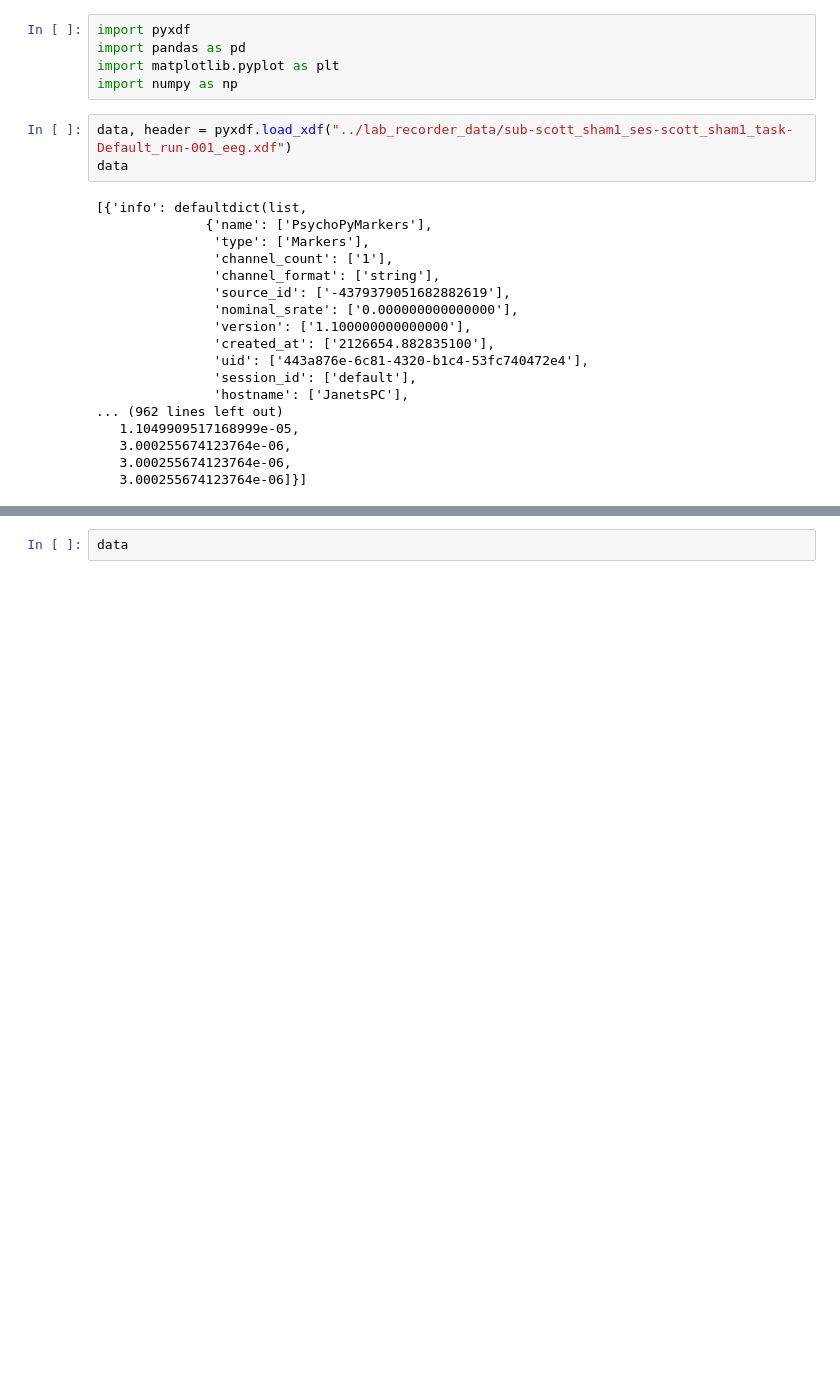
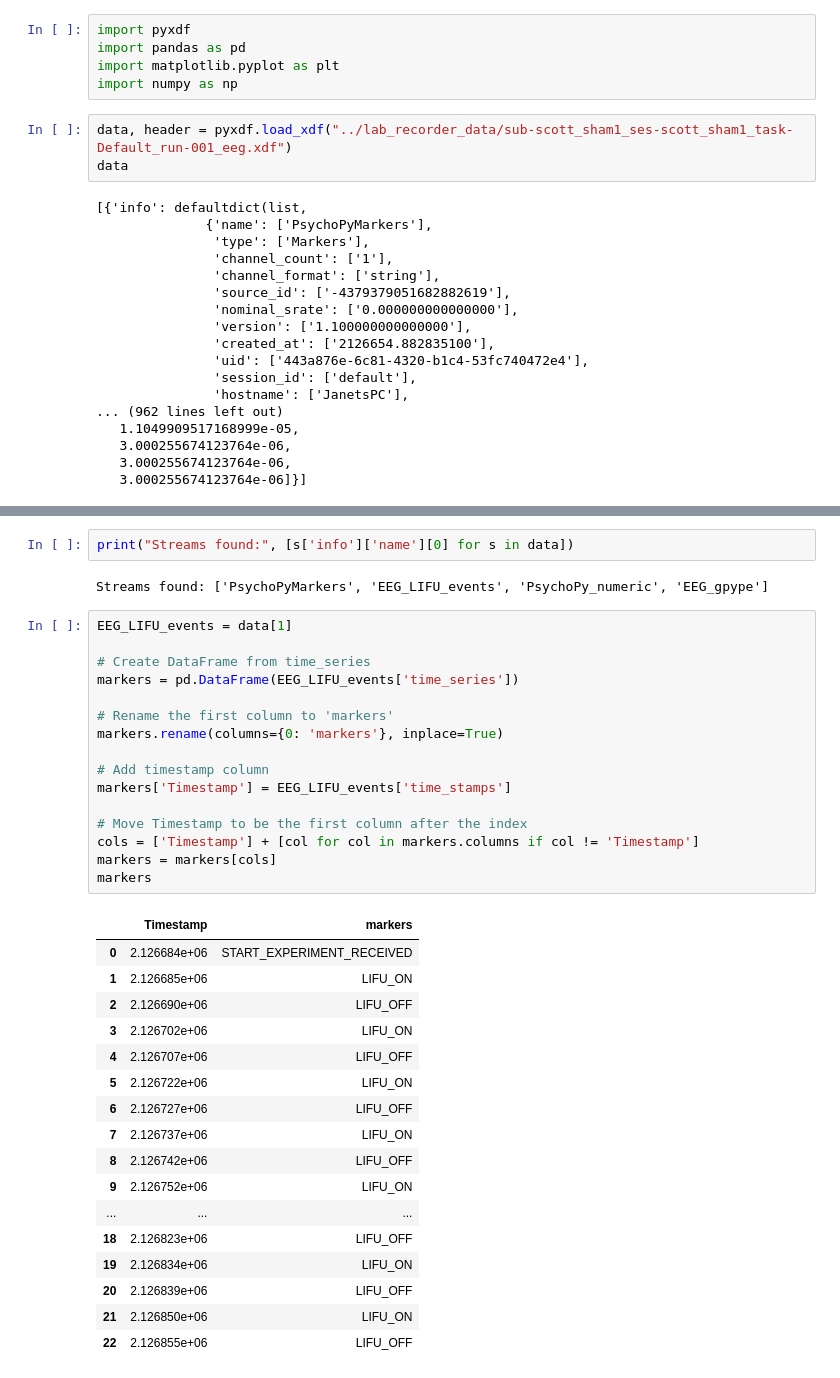
Before and after one commit to janetshin8030/OW_closedloop, a Jupyter notebook: notebooks/new_trigger.ipynb, the cells around one changed output, grey strips where cells are left out. Saved outputs shown, nothing was run; the diff lists cells and outputs as text; blank space fills up the shorter version.

```diff
--- a/notebooks/new_trigger.ipynb
+++ b/notebooks/new_trigger.ipynb
@@ -67,4 +68,40 @@ df
 | 57545 | 2.126902e+06 | 40988.113281 | 20610.333984 | 10028.648438 | 13163.757812 | 32641.437500 | 39100.742188 | 56791.406250 | -1.912486 | 3.657602 | 16.872086 | ... |
 57546 rows × 14 columns
 # %%
-data
+print("Streams found:", [s['info']['name'][0] for s in data])
+# %% [output]
+Streams found: ['PsychoPyMarkers', 'EEG_LIFU_events', 'PsychoPy_numeric', 'EEG_gpype']
+# %%
+EEG_LIFU_events = data[1]
+
+# Create DataFrame from time_series
+markers = pd.DataFrame(EEG_LIFU_events['time_series'])
+
+# Rename the first column to 'markers'
+markers.rename(columns={0: 'markers'}, inplace=True)
+
+# Add timestamp column
+markers['Timestamp'] = EEG_LIFU_events['time_stamps']
+
+# Move Timestamp to be the first column after the index
+cols = ['Timestamp'] + [col for col in markers.columns if col != 'Timestamp']
+markers = markers[cols]
+markers
+# %% [output]
+|  | Timestamp | markers |
+| 0 | 2.126684e+06 | START_EXPERIMENT_RECEIVED |
+| 1 | 2.126685e+06 | LIFU_ON |
+| 2 | 2.126690e+06 | LIFU_OFF |
+| 3 | 2.126702e+06 | LIFU_ON |
+| 4 | 2.126707e+06 | LIFU_OFF |
+| 5 | 2.126722e+06 | LIFU_ON |
+| 6 | 2.126727e+06 | LIFU_OFF |
+| 7 | 2.126737e+06 | LIFU_ON |
+| 8 | 2.126742e+06 | LIFU_OFF |
+| 9 | 2.126752e+06 | LIFU_ON |
+| ... | ... | ... |
+| 18 | 2.126823e+06 | LIFU_OFF |
+| 19 | 2.126834e+06 | LIFU_ON |
+| 20 | 2.126839e+06 | LIFU_OFF |
+| 21 | 2.126850e+06 | LIFU_ON |
+| 22 | 2.126855e+06 | LIFU_OFF |
```
Also changed, not shown: parts of 11 cells of this notebook, 1 other file.
